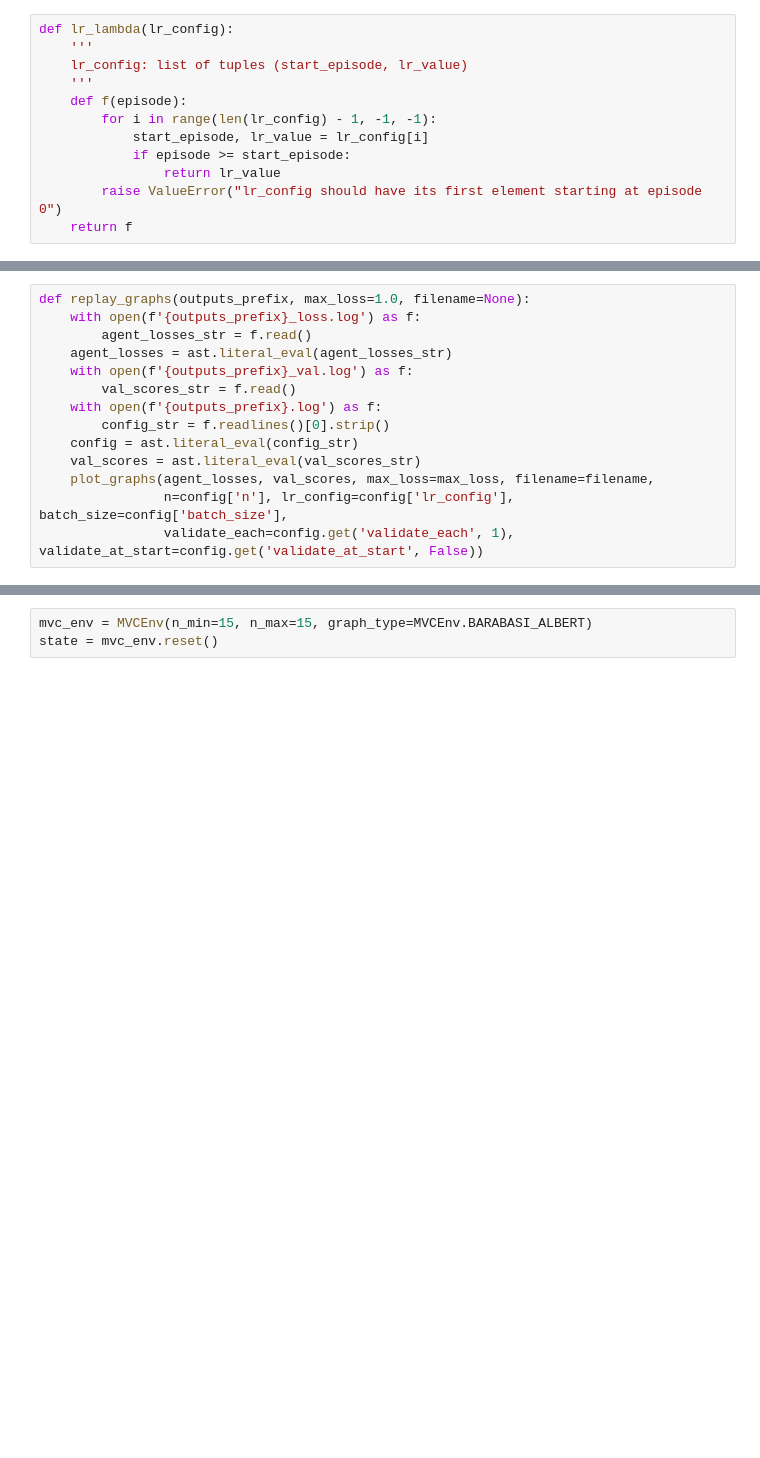
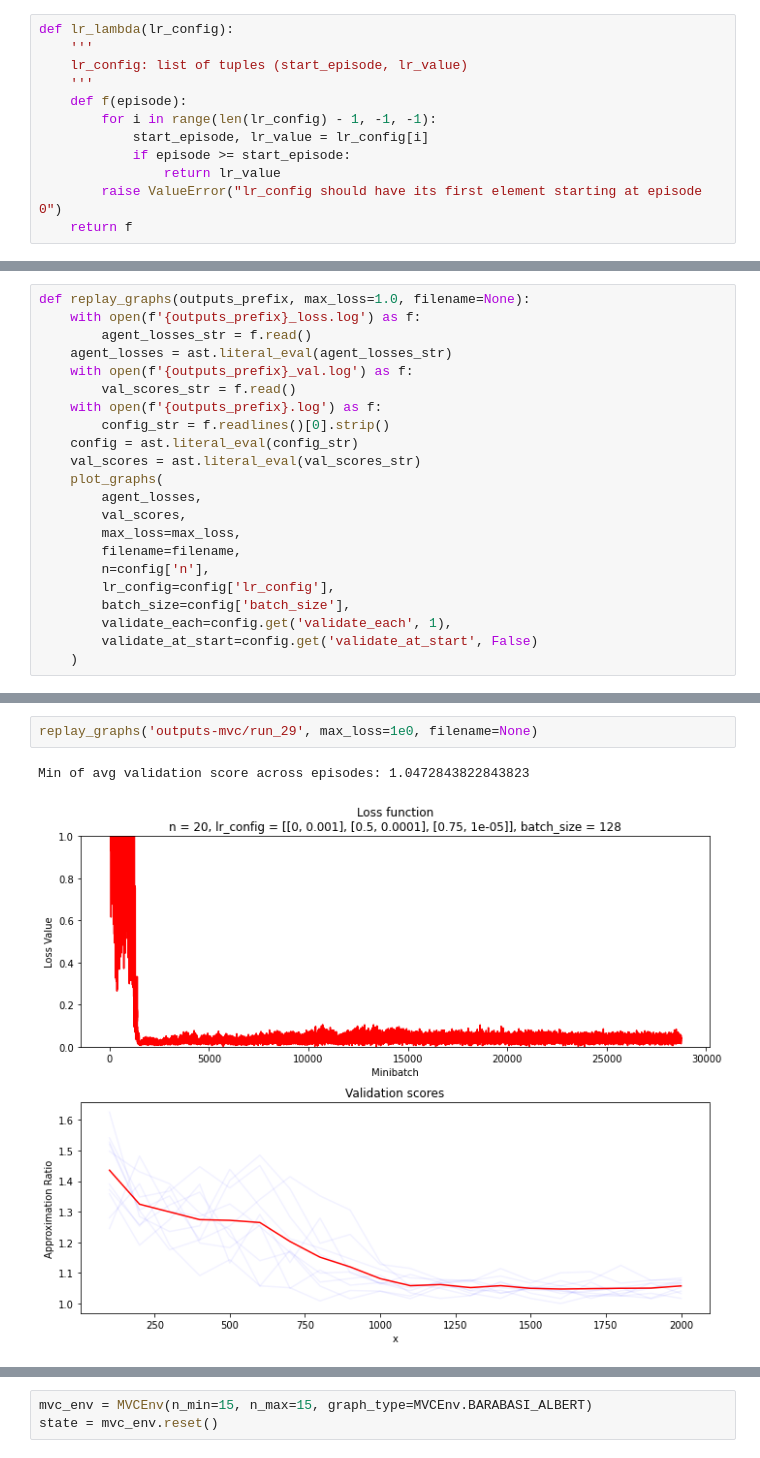
Before and after one commit to LIRA-UFRJ/s2v-dqn, a Jupyter notebook: MVC.ipynb, the cells around one changed output, grey strips where cells are left out. Saved outputs shown, nothing was run; the diff lists cells and outputs as text; blank space fills up the shorter version.

```diff
--- a/MVC.ipynb
+++ b/MVC.ipynb
@@ -208,6 +253,14 @@ def replay_graphs(outputs_prefix, max_loss=1.0, filename=None):
         config_str = f.readlines()[0].strip()
     config = ast.literal_eval(config_str)
     val_scores = ast.literal_eval(val_scores_str)
-    plot_graphs(agent_losses, val_scores, max_loss=max_loss, filename=filename,
-                n=config['n'], lr_config=config['lr_config'], batch_size=config['batch_size'],
-                validate_each=config.get('validate_each', 1), validate_at_start=config.get('validate_at_start', False))
+    plot_graphs(
+        agent_losses,
+        val_scores,
+        max_loss=max_loss,
+        filename=filename,
+        n=config['n'],
+        lr_config=config['lr_config'],
+        batch_size=config['batch_size'],
+        validate_each=config.get('validate_each', 1),
+        validate_at_start=config.get('validate_at_start', False)
+    )
@@ -325,0 +431,5 @@ def run_train(experiment_idx, n_runs, p):
+# %%
+replay_graphs('outputs-mvc/run_29', max_loss=1e0, filename=None)
+# %% [output]
+Min of avg validation score across episodes: 1.0472843822843823
+[figure, added]
```
Also changed, not shown: parts of 25 cells of this notebook, 3 other files.
